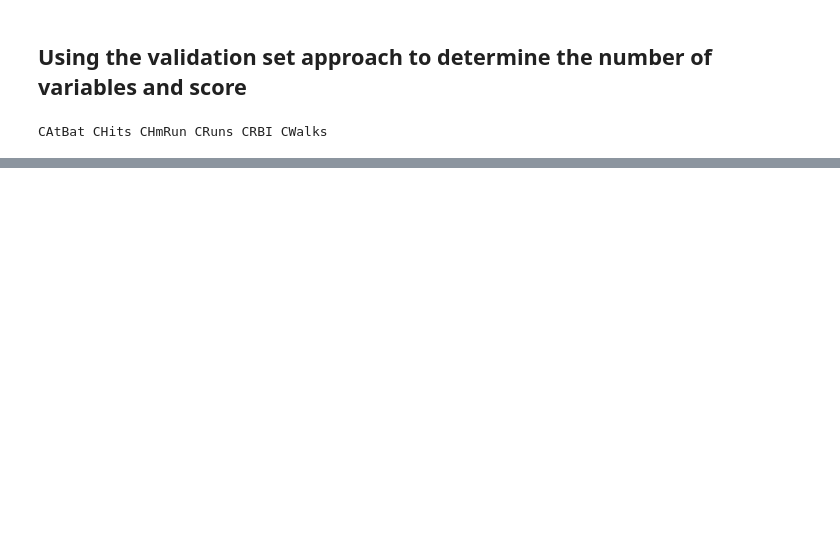
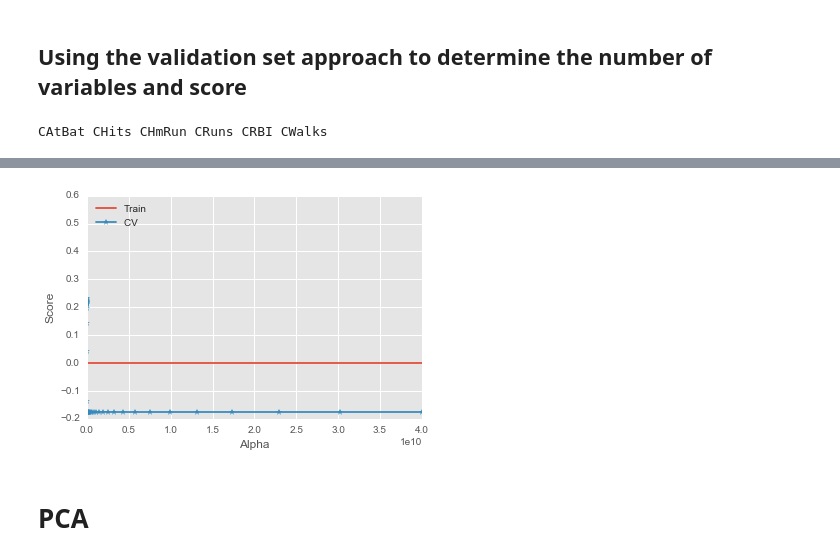
Before and after one commit to devesh-k/Modelling, a Jupyter notebook: data/Selecting Best features and predicting the salaries of the Players.ipynb, the cells around one changed output, grey strips where cells are left out. Saved outputs shown, nothing was run; the diff lists cells and outputs as text; code cells hidden in the pictures; blank space fills up the shorter version.

```diff
--- a/data/Selecting Best features.ipynb
+++ b/data/Selecting Best features and predicting the salaries of the Players.ipynb
@@ -268,0 +547,8 @@ feature_eval.plot(x = 'Kval' , y ='CV_score')
+# %%
+# Defining the variables
+df_lasso = df_ridge
+X_lasso = X_ridge
+y_lasso = df_lasso.Salary
+# %%
+# Train , Test Split
+train_X_l ,test_X_l , train_y_l ,test_y_l = cross_validation.train_test_split(X_lasso , y_lasso , test_size = .2 , random_state =0)
@@ -268,0 +558,2 @@ feature_eval.plot(x = 'Kval' , y ='CV_score')
+# %%
+alphas = 10**np.linspace(10,-2,100)*2
@@ -268,0 +562,22 @@ feature_eval.plot(x = 'Kval' , y ='CV_score')
+# %%
+count = 0
+lasso_results = pd.DataFrame({'alpha':np.NAN , 'Train_score':np.NAN , 'CV_score':np.NAN , 'coef':np.NAN} , index = [0])
+
+for a in alphas*2:
+#for i in range(0,len(alphas)):
+    coef_list = []
+    count = count + 1
+    #print alphas[i]
+    #print a
+    model_lasso = linear_model.Lasso(alpha = a , max_iter=10000 , normalize = True,warm_start = False)
+
+    model_lasso.fit(train_X_l , train_y_l)
+    coef_list = (model_lasso.coef_)
+    train_score = model_lasso.score(train_X_l ,train_y_l)
+    CV_score = cross_validation.cross_val_score(model_lasso, train_X_l, train_y_l, cv = 10).mean()
+
+    # storing the values in a DFrame
+    lasso_results.loc[count-1 , 'Train_score'] = train_score
+    lasso_results.loc[count-1 , 'alpha'] = a
+    lasso_results.loc[count-1 , 'CV_score'] = CV_score
+    lasso_results.loc[count-1 ,'coef'] = " , ".join(str(x) for x in coef_list)
@@ -268,0 +594,11 @@ feature_eval.plot(x = 'Kval' , y ='CV_score')
+# %%
+plt.plot( lasso_results.alpha , lasso_results.Train_score , label = 'Train' , marker = '+')
+plt.xlabel('Alpha' )
+plt.ylabel('Score' )
+plt.plot( lasso_results.alpha ,lasso_results.CV_score ,label = 'CV ' , marker = '*')
+plt.legend(loc='upper left')
+
+plt.show()
+#legend('Train' , 'CV')
+# %% [output]
+[figure, added]
@@ -268,0 +608,2 @@ feature_eval.plot(x = 'Kval' , y ='CV_score')
+# %% [markdown]
+# PCA
```
Also changed, not shown: parts of 85 cells of this notebook, 6 other files.
